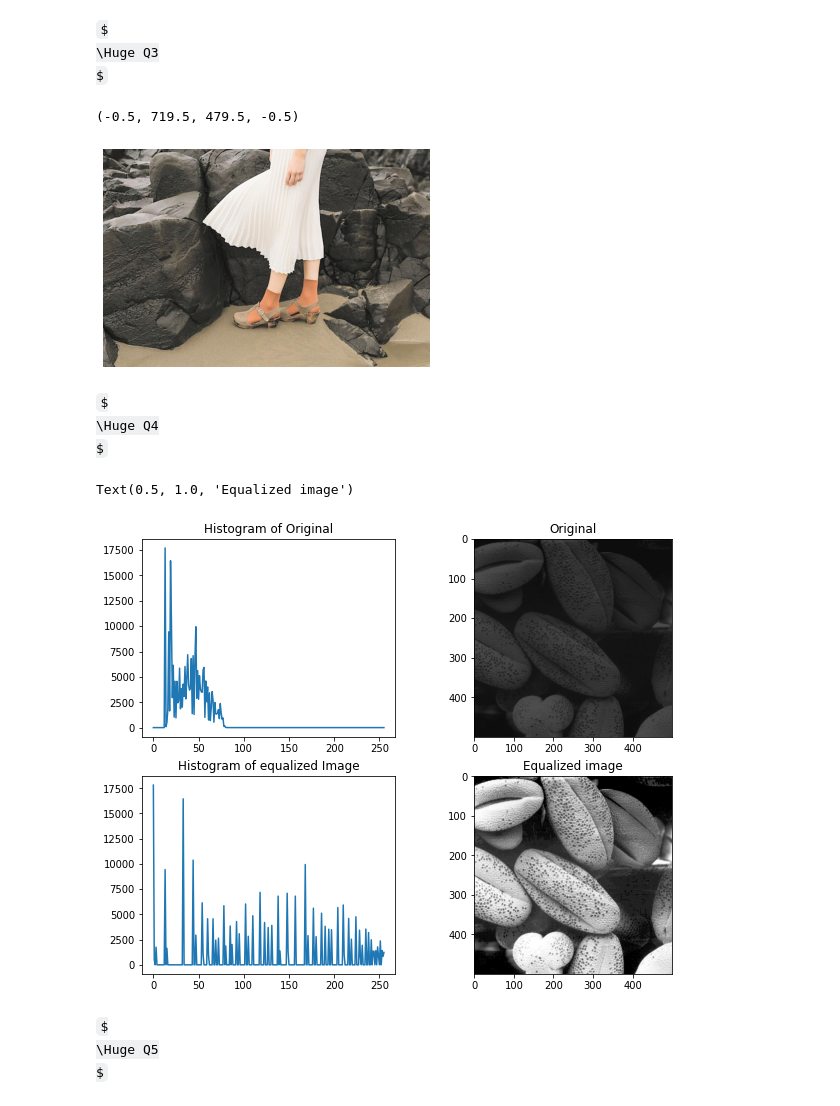
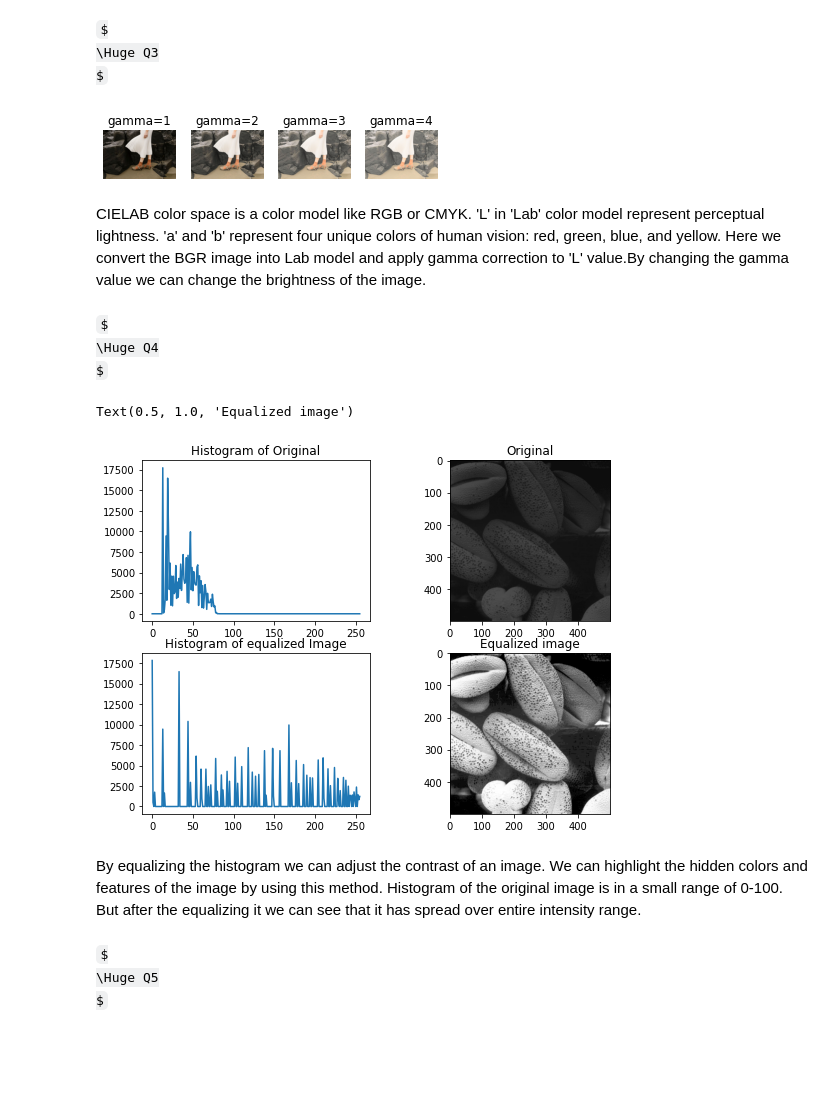
Before and after one commit to PrathapasingheSP99/Image-Processing, a Jupyter notebook: Assignment 1/Untitled.ipynb, the cells around one changed output. Cells and saved outputs as stored; diff of their text form; code cells hidden in the pictures; some formulas as TeX source; blank space fills up the shorter version.

```diff
--- a/Assignment 1/Untitled.ipynb
+++ b/Assignment 1/Untitled.ipynb
@@ -94,20 +89,32 @@ for i in range(2):
 $
 \Huge Q3
 $
-# %%
-gamma=2
-
-Rocks=cv.imread("highlights_and_shadows.jpg")
-Lab=cv.cvtColor(Rocks,cv.COLOR_BGR2Lab)
-
-Lab[:,:,0]=(Lab[:,:,0]/255)**(1/gamma)*255
-
-plt.subplot()
-plt.imshow(cv.cvtColor(Lab,cv.COLOR_Lab2RGB))
-plt.axis("off")
-# %% [output]
-(-0.5, 719.5, 479.5, -0.5)
-[figure, removed]
+# %%
+gamma=2
+def Gamma_correct(gamma):
+    Rocks=cv.imread("highlights_and_shadows.jpg")
+    Lab=cv.cvtColor(Rocks,cv.COLOR_BGR2Lab)
+    Lab[:,:,0]=(Lab[:,:,0]/255)**(1/gamma)*255
+    return Lab
+fig,ax=plt.subplots(1,4,figsize=(6,2))
+t00='gamma=1'
+t10='gamma=2'
+t01='gamma=3'
+t11='gamma=4'
+ax[0].imshow(cv.cvtColor(Gamma_correct(1),cv.COLOR_Lab2RGB))
+ax[1].imshow(cv.cvtColor(Gamma_correct(2),cv.COLOR_Lab2RGB))
+ax[2].imshow(cv.cvtColor(Gamma_correct(3),cv.COLOR_Lab2RGB))
+ax[3].imshow(cv.cvtColor(Gamma_correct(4),cv.COLOR_Lab2RGB))
+ax[0].set_title(t00)
+ax[1].set_title(t10)
+ax[2].set_title(t01)
+ax[3].set_title(t11)
+for p in range(4):
+    ax[p].axis('off')
+# %% [output]
+[figure, added]
+# %% [markdown]
+CIELAB color space is a color model like RGB or CMYK. 'L' in 'Lab' color model represent  perceptual lightness. 'a' and 'b' represent four unique colors of human vision: red, green, blue, and yellow. Here we convert the BGR image into Lab model and apply gamma correction to 'L' value.By changing the gamma value we can change the brightness of the image.
 # %% [markdown]
 $
 \Huge Q4
@@ -115,28 +122,27 @@ $
 # %%
 shells=cv.imread('shells.png',cv.IMREAD_GRAYSCALE)
 assert shells is not None
 hist_shells=cv.calcHist([shells],[0],None,[256],[0,256])
 shells_equalized=cv.equalizeHist(shells)
 hist_shells_equalized=cv.calcHist([shells_equalized],[0],None,[256],[0,256])
-
-fig,ax=plt.subplots(2,2,figsize=(10,8))
-
+fig,ax=plt.subplots(2,2,figsize=(9,6.5))
 t00='Histogram of Original'
 t10='Histogram of equalized Image'
 t01='Original'
 t11='Equalized image'
-
 ax[0][0].plot(hist_shells)
 ax[1][0].plot(hist_shells_equalized)
 ax[0][1].imshow(cv.cvtColor(shells,cv.COLOR_BGR2RGB))
 ax[1][1].imshow(cv.cvtColor(shells_equalized,cv.COLOR_BGR2RGB))
 ax[0][0].set_title(t00)
 ax[1][0].set_title(t10)
 ax[0][1].set_title(t01)
 ax[1][1].set_title(t11)
 # %% [output]
 Text(0.5, 1.0, 'Equalized image')
-[figure, old version]
+[figure, new version]
+# %% [markdown]
+By equalizing the histogram we can adjust the contrast of an image. We can highlight the hidden colors and features of the image by using this method. Histogram of the original image is in a small range of 0-100. But after the equalizing it we can see that it has spread over entire intensity range.
 # %% [markdown]
 $
 \Huge Q5
```
Also changed, not shown: parts of 21 cells of this notebook, 6 other files.
